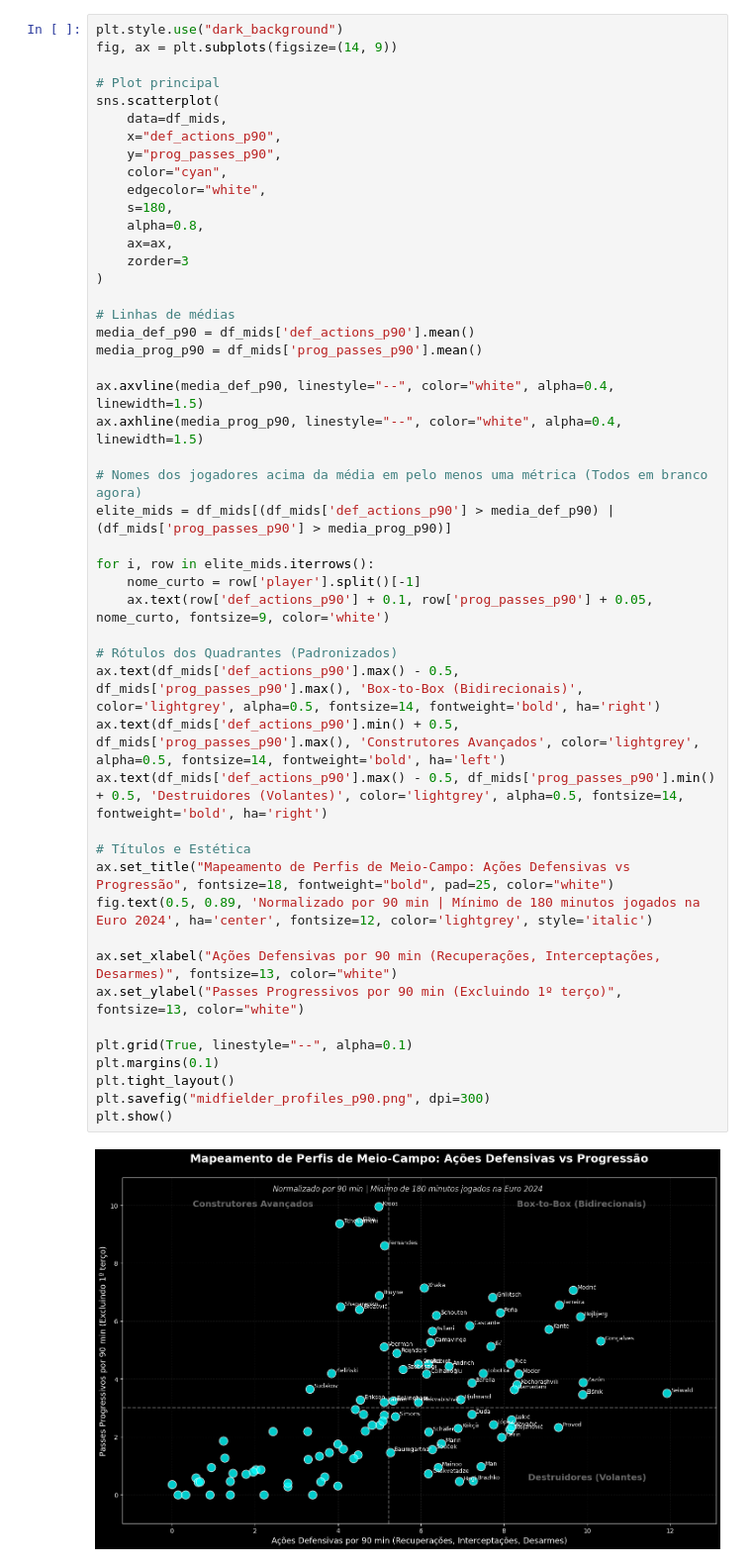
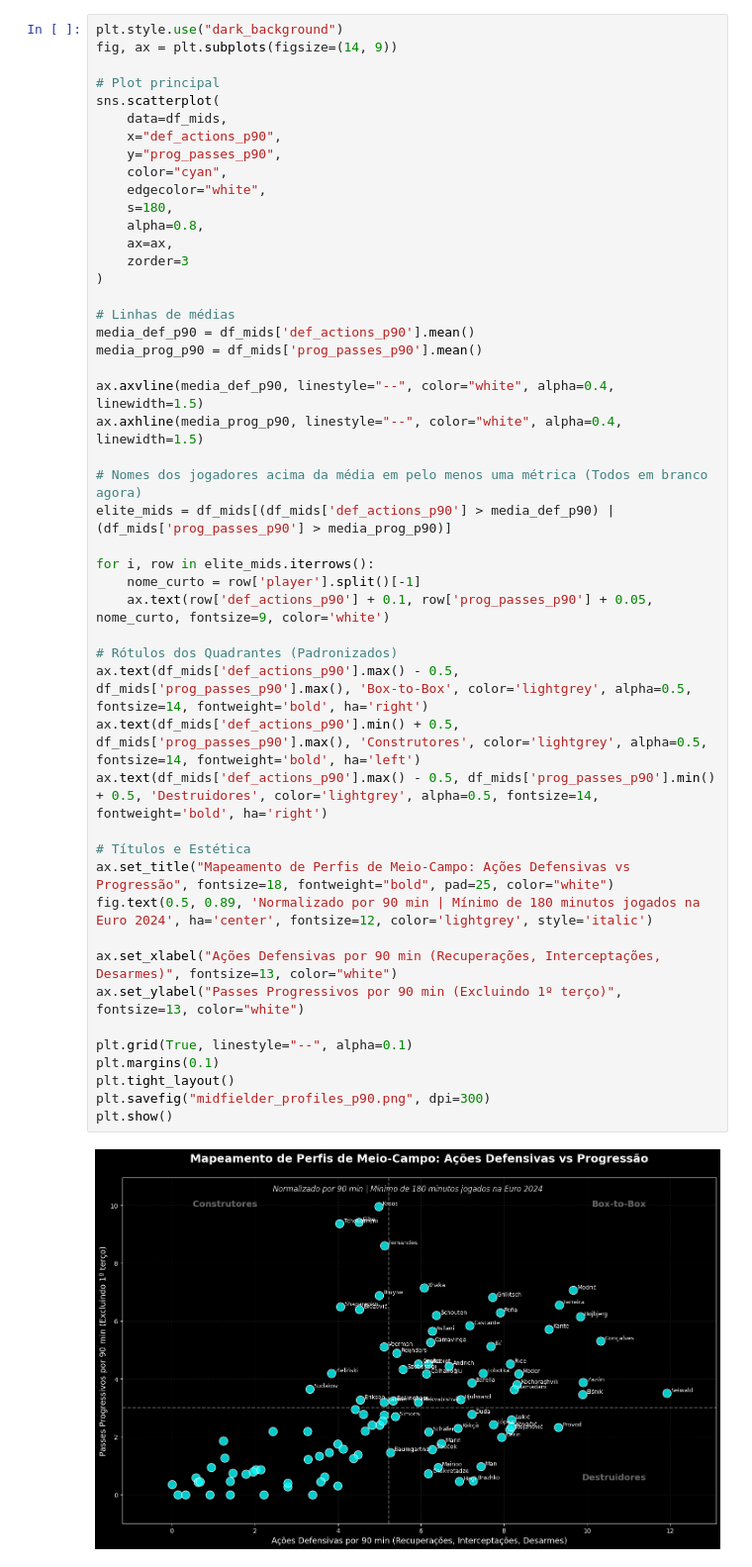
Before and after one commit to jovicma/euro2024-ace-lab-analysis, a Jupyter notebook: notebooks/03_player_analysis_midfielders.ipynb, the cells around one changed output. Shown at 99% size. Drawn from its saved outputs; the diff is of its cells as text.

```diff
--- a/notebooks/03_player_analysis_midfielders.ipynb
+++ b/notebooks/03_player_analysis_midfielders.ipynb
@@ -128,34 +128,34 @@ sns.scatterplot(
 
 # Linhas de médias
 media_def_p90 = df_mids['def_actions_p90'].mean()
 media_prog_p90 = df_mids['prog_passes_p90'].mean()
 
 ax.axvline(media_def_p90, linestyle="--", color="white", alpha=0.4, linewidth=1.5)
 ax.axhline(media_prog_p90, linestyle="--", color="white", alpha=0.4, linewidth=1.5)
 
 # Nomes dos jogadores acima da média em pelo menos uma métrica (Todos em branco agora)
 elite_mids = df_mids[(df_mids['def_actions_p90'] > media_def_p90) | (df_mids['prog_passes_p90'] > media_prog_p90)]
 
 for i, row in elite_mids.iterrows():
     nome_curto = row['player'].split()[-1]
     ax.text(row['def_actions_p90'] + 0.1, row['prog_passes_p90'] + 0.05, nome_curto, fontsize=9, color='white')
 
 # Rótulos dos Quadrantes (Padronizados)
-ax.text(df_mids['def_actions_p90'].max() - 0.5, df_mids['prog_passes_p90'].max(), 'Box-to-Box (Bidirecionais)', color='lightgrey', alpha=0.5, fontsize=14, fontweight='bold', ha='right')
-ax.text(df_mids['def_actions_p90'].min() + 0.5, df_mids['prog_passes_p90'].max(), 'Construtores Avançados', color='lightgrey', alpha=0.5, fontsize=14, fontweight='bold', ha='left')
-ax.text(df_mids['def_actions_p90'].max() - 0.5, df_mids['prog_passes_p90'].min() + 0.5, 'Destruidores (Volantes)', color='lightgrey', alpha=0.5, fontsize=14, fontweight='bold', ha='right')
+ax.text(df_mids['def_actions_p90'].max() - 0.5, df_mids['prog_passes_p90'].max(), 'Box-to-Box', color='lightgrey', alpha=0.5, fontsize=14, fontweight='bold', ha='right')
+ax.text(df_mids['def_actions_p90'].min() + 0.5, df_mids['prog_passes_p90'].max(), 'Construtores', color='lightgrey', alpha=0.5, fontsize=14, fontweight='bold', ha='left')
+ax.text(df_mids['def_actions_p90'].max() - 0.5, df_mids['prog_passes_p90'].min() + 0.5, 'Destruidores', color='lightgrey', alpha=0.5, fontsize=14, fontweight='bold', ha='right')
 
 # Títulos e Estética
 ax.set_title("Mapeamento de Perfis de Meio-Campo: Ações Defensivas vs Progressão", fontsize=18, fontweight="bold", pad=25, color="white")
 fig.text(0.5, 0.89, 'Normalizado por 90 min | Mínimo de 180 minutos jogados na Euro 2024', ha='center', fontsize=12, color='lightgrey', style='italic')
 
 ax.set_xlabel("Ações Defensivas por 90 min (Recuperações, Interceptações, Desarmes)", fontsize=13, color="white")
 ax.set_ylabel("Passes Progressivos por 90 min (Excluindo 1º terço)", fontsize=13, color="white")
 
 plt.grid(True, linestyle="--", alpha=0.1)
 plt.margins(0.1)
 plt.tight_layout()
 plt.savefig("midfielder_profiles_p90.png", dpi=300)
 plt.show()
 # %% [output]
-[figure, old version]
+[figure, new version]
```
